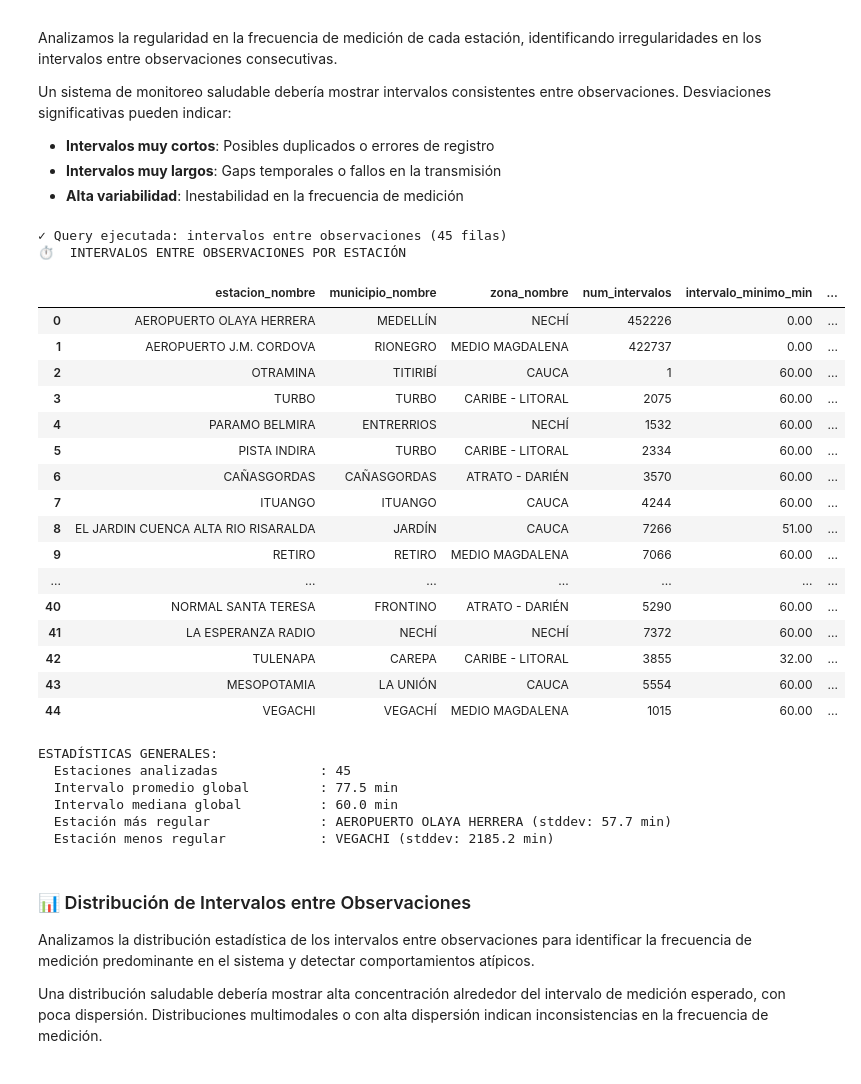
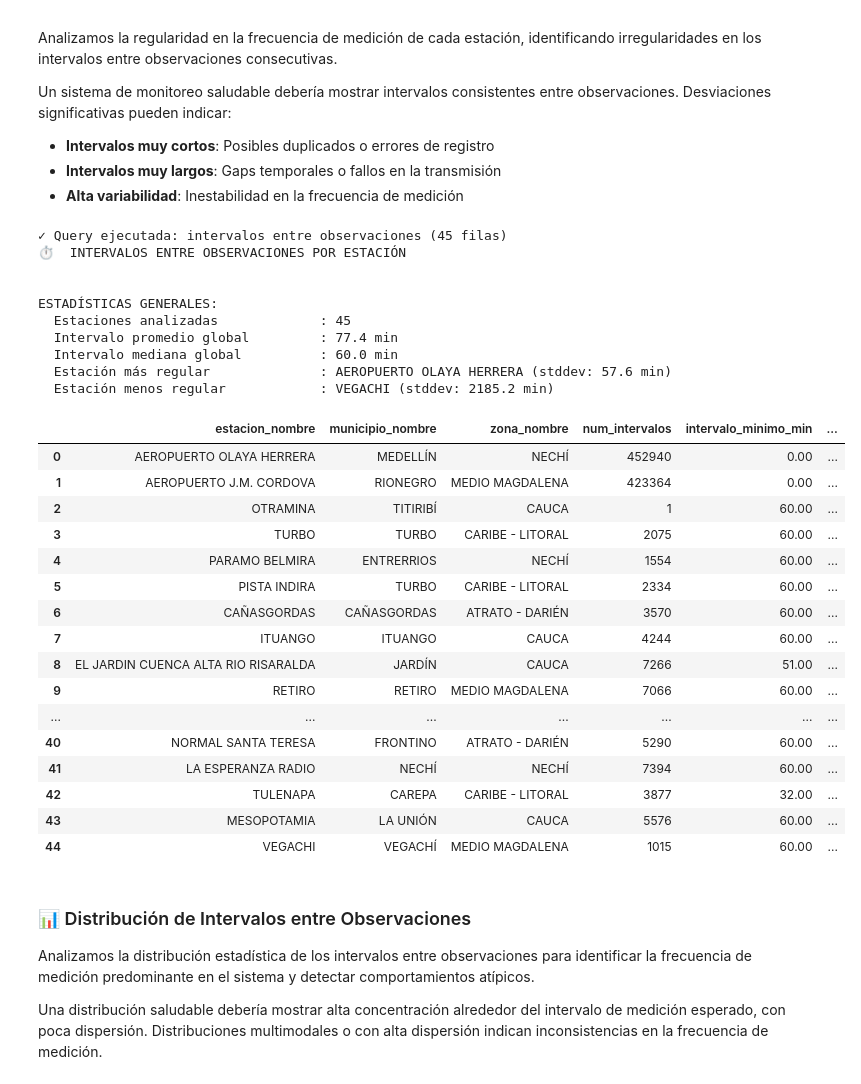
Before and after one commit to jdrodas/TemperaturaAntioquiaTSDBS, a Jupyter notebook: eda/eda_temperatura_antioquia.ipynb, the cells around one changed output. Cells and saved outputs as stored; diff of their text form; code cells hidden in the pictures.

```diff
--- a/eda/eda_temperatura_antioquia.ipynb
+++ b/eda/eda_temperatura_antioquia.ipynb
@@ -793,50 +768,51 @@ entre observaciones. Desviaciones significativas pueden indicar:
 # %%
 query_intervalos = f"""
 SELECT
     geo.estacion_nombre,
     geo.municipio_nombre,
     geo.zona_nombre,
-    COUNT(*) num_intervalos,
-    ROUND(MIN(i.intervalo_minutos)::numeric, 1) intervalo_minimo_min,
-    ROUND(MAX(i.intervalo_minutos)::numeric, 1) intervalo_maximo_min,
-    ROUND(AVG(i.intervalo_minutos)::numeric, 1) intervalo_promedio_min,
-    ROUND(
-        PERCENTILE_CONT(0.50) WITHIN GROUP
-        (ORDER BY i.intervalo_minutos)::numeric, 1
-    ) intervalo_mediana_min,
-    ROUND(STDDEV(i.intervalo_minutos)::numeric, 1) intervalo_stddev_min
-FROM mv_intervalos i
-JOIN mv_inventario_geografico geo ON i.estacion_id = geo.estacion_id
-WHERE i.intervalo_minutos IS NOT NULL
-  AND i.intervalo_inicio >= '{PARAMS['fecha_inicio']}'
-  AND i.intervalo_inicio <= '{PARAMS['fecha_fin']}'
-GROUP BY geo.estacion_nombre, geo.municipio_nombre, geo.zona_nombre
-ORDER BY intervalo_promedio_min;
+    v.num_intervalos,
+    v.intervalo_minimo_min,
+    v.intervalo_maximo_min,
+    v.intervalo_promedio_min,
+    v.intervalo_mediana_min,
+    v.intervalo_stddev_min
+FROM v_intervalos_por_estacion v
+JOIN mv_inventario_geografico geo ON v.estacion_id = geo.estacion_id
+ORDER BY v.intervalo_promedio_min;
 """
 
 df_intervalos = ejecutar_query(query_intervalos, "intervalos entre observaciones")
 
 if df_intervalos is not None:
     print("⏱️  INTERVALOS ENTRE OBSERVACIONES POR ESTACIÓN")
     print()
 
-    display(HTML(df_intervalos.to_html()))
-
     print(f"\nESTADÍSTICAS GENERALES:")
     print(f"  Estaciones analizadas             : {len(df_intervalos)}")
     print(f"  Intervalo promedio global         : {df_intervalos['intervalo_promedio_min'].mean():.1f} min")
     print(f"  Intervalo mediana global          : {df_intervalos['intervalo_mediana_min'].median():.1f} min")
     print(f"  Estación más regular              : {df_intervalos.iloc[0]['estacion_nombre']} (stddev: {df_intervalos.iloc[0]['intervalo_stddev_min']:.1f} min)")
     print(f"  Estación menos regular            : {df_intervalos.iloc[-1]['estacion_nombre']} (stddev: {df_intervalos.iloc[-1]['intervalo_stddev_min']:.1f} min)")
+
+    display(HTML(df_intervalos.to_html()))
 # %% [output]
 ✓ Query ejecutada: intervalos entre observaciones (45 filas)
 ⏱️  INTERVALOS ENTRE OBSERVACIONES POR ESTACIÓN
+
+
+ESTADÍSTICAS GENERALES:
+  Estaciones analizadas             : 45
+  Intervalo promedio global         : 77.4 min
+  Intervalo mediana global          : 60.0 min
+  Estación más regular              : AEROPUERTO OLAYA HERRERA (stddev: 57.6 min)
+  Estación menos regular            : VEGACHI (stddev: 2185.2 min)
 |  | estacion_nombre | municipio_nombre | zona_nombre | num_intervalos | intervalo_minimo_min | ... |
-| 0 | AEROPUERTO OLAYA HERRERA | MEDELLÍN | NECHÍ | 452226 | 0.00 | ... |
-| 1 | AEROPUERTO J.M. CORDOVA | RIONEGRO | MEDIO MAGDALENA | 422737 | 0.00 | ... |
+| 0 | AEROPUERTO OLAYA HERRERA | MEDELLÍN | NECHÍ | 452940 | 0.00 | ... |
+| 1 | AEROPUERTO J.M. CORDOVA | RIONEGRO | MEDIO MAGDALENA | 423364 | 0.00 | ... |
 | 2 | OTRAMINA | TITIRIBÍ | CAUCA | 1 | 60.00 | ... |
 | 3 | TURBO | TURBO | CARIBE - LITORAL | 2075 | 60.00 | ... |
-| 4 | PARAMO BELMIRA | ENTRERRIOS | NECHÍ | 1532 | 60.00 | ... |
+| 4 | PARAMO BELMIRA | ENTRERRIOS | NECHÍ | 1554 | 60.00 | ... |
 | 5 | PISTA INDIRA | TURBO | CARIBE - LITORAL | 2334 | 60.00 | ... |
 | 6 | CAÑASGORDAS | CAÑASGORDAS | ATRATO - DARIÉN | 3570 | 60.00 | ... |
 | 7 | ITUANGO | ITUANGO | CAUCA | 4244 | 60.00 | ... |
@@ -844,16 +820,10 @@ if df_intervalos is not None:
 | 9 | RETIRO | RETIRO | MEDIO MAGDALENA | 7066 | 60.00 | ... |
 | ... | ... | ... | ... | ... | ... | ... |
 | 40 | NORMAL SANTA TERESA | FRONTINO | ATRATO - DARIÉN | 5290 | 60.00 | ... |
-| 41 | LA ESPERANZA RADIO | NECHÍ | NECHÍ | 7372 | 60.00 | ... |
-| 42 | TULENAPA | CAREPA | CARIBE - LITORAL | 3855 | 32.00 | ... |
-| 43 | MESOPOTAMIA | LA UNIÓN | CAUCA | 5554 | 60.00 | ... |
+| 41 | LA ESPERANZA RADIO | NECHÍ | NECHÍ | 7394 | 60.00 | ... |
+| 42 | TULENAPA | CAREPA | CARIBE - LITORAL | 3877 | 32.00 | ... |
+| 43 | MESOPOTAMIA | LA UNIÓN | CAUCA | 5576 | 60.00 | ... |
 | 44 | VEGACHI | VEGACHÍ | MEDIO MAGDALENA | 1015 | 60.00 | ... |
-ESTADÍSTICAS GENERALES:
-  Estaciones analizadas             : 45
-  Intervalo promedio global         : 77.5 min
-  Intervalo mediana global          : 60.0 min
-  Estación más regular              : AEROPUERTO OLAYA HERRERA (stddev: 57.7 min)
-  Estación menos regular            : VEGACHI (stddev: 2185.2 min)
 # %% [markdown]
 ### 📊 Distribución de Intervalos entre Observaciones
 
```
Also changed, not shown: parts of 18 cells of this notebook, 1 other file.
